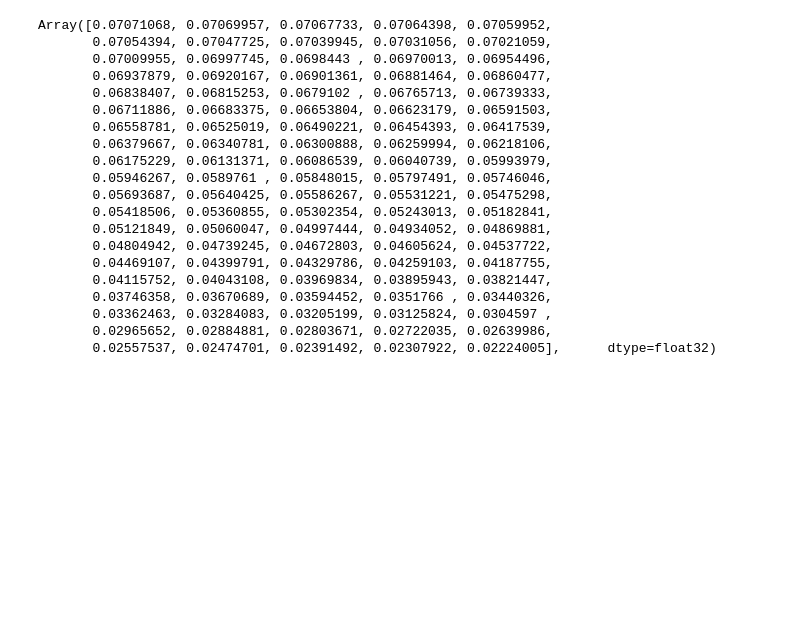
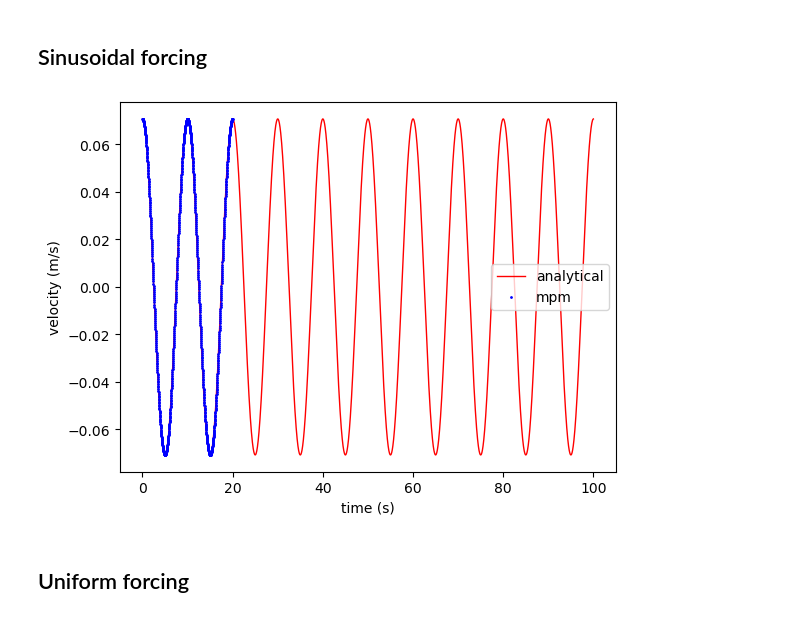
Before and after one commit to jeffreychengce/FEMSurrogateModelling, a Jupyter notebook: DiffMPM1D_USF.ipynb, the cells around one changed output. Saved outputs shown, nothing was run; the diff lists cells and outputs as text; code cells hidden in the pictures; blank space fills up the shorter version.

```diff
--- a/DiffMPM1D_USF.ipynb
+++ b/DiffMPM1D_USF.ipynb
@@ -1,3 +1,5 @@
+# %% [markdown]
+## Sinusoidal forcing
 # %%
 
 import jax.numpy as jnp
@@ -164,3 +202,42 @@ def mpm(E):
+# %%
+def axial_vibration_bar1d(L, E, rho, duration, dt, v0, x):
+
+    # Frequency of system mode 1
+    w1 = jnp.pi / (2 * L) * jnp.sqrt(E/rho)
+    b1 = jnp.pi / (2 * L)
+
+    # position and velocity in time
+    tt, vt, xt = [], [], []
+
+    nsteps = int(duration/dt)
+    t = 0
+    for _ in range(nsteps):
+        vt.append(v0 * jnp.cos(w1 * t) * jnp.sin(b1 * x))
+        xt.append(v0 / w1 * jnp.sin(w1 * t) * jnp.sin(b1 * x))
+        tt.append(t)
+
+        t += dt
+
+    return tt, vt, xt
+
+E = 100
+L = 25
+
+# analytical solution at the end of the bar
+ta, va, xa = axial_vibration_bar1d(L = L, E = E, rho = 1, duration = 100, dt = 0.02, v0 = 0.1, x = 12.5)
+
+tt = jnp.arange(0, 1000) * 0.02
+plt.plot(ta, va, 'r', linewidth=1,label='analytical')
+plt.plot(tt, target, 'ob', markersize=1, label='mpm')
+
+plt.xlabel('time (s)')
+plt.ylabel('velocity (m/s)')
+plt.legend()
+plt.show()
+# %% [output]
+[figure, added]
+# %% [markdown]
+## Uniform forcing
 # %%
 
 import jax.numpy as jnp
@@ -317,30 +433,3 @@ def mpm(E):
 
 
     return vt
-# %%
-# baseline
-E = 100
-target = mpm(E)
-
-target
-# %% [output]
-Array([0.07071068, 0.07069957, 0.07067733, 0.07064398, 0.07059952,
-       0.07054394, 0.07047725, 0.07039945, 0.07031056, 0.07021059,
-       0.07009955, 0.06997745, 0.0698443 , 0.06970013, 0.06954496,
-       0.06937879, 0.06920167, 0.06901361, 0.06881464, 0.06860477,
-       0.06838407, 0.06815253, 0.0679102 , 0.06765713, 0.06739333,
-       0.06711886, 0.06683375, 0.06653804, 0.06623179, 0.06591503,
-       0.06558781, 0.06525019, 0.06490221, 0.06454393, 0.06417539,
-       0.06379667, 0.06340781, 0.06300888, 0.06259994, 0.06218106,
-       0.06175229, 0.06131371, 0.06086539, 0.06040739, 0.05993979,
-       0.05946267, 0.0589761 , 0.05848015, 0.05797491, 0.05746046,
-       0.05693687, 0.05640425, 0.05586267, 0.05531221, 0.05475298,
-       0.05418506, 0.05360855, 0.05302354, 0.05243013, 0.05182841,
-       0.05121849, 0.05060047, 0.04997444, 0.04934052, 0.04869881,
-       0.04804942, 0.04739245, 0.04672803, 0.04605624, 0.04537722,
-       0.04469107, 0.04399791, 0.04329786, 0.04259103, 0.04187755,
-       0.04115752, 0.04043108, 0.03969834, 0.03895943, 0.03821447,
-       0.03746358, 0.03670689, 0.03594452, 0.0351766 , 0.03440326,
-       0.03362463, 0.03284083, 0.03205199, 0.03125824, 0.0304597 ,
-       0.02965652, 0.02884881, 0.02803671, 0.02722035, 0.02639986,
-       0.02557537, 0.02474701, 0.02391492, 0.02307922, 0.02224005],      dtype=float32)
```
Also changed, not shown: parts of 4 cells of this notebook.
